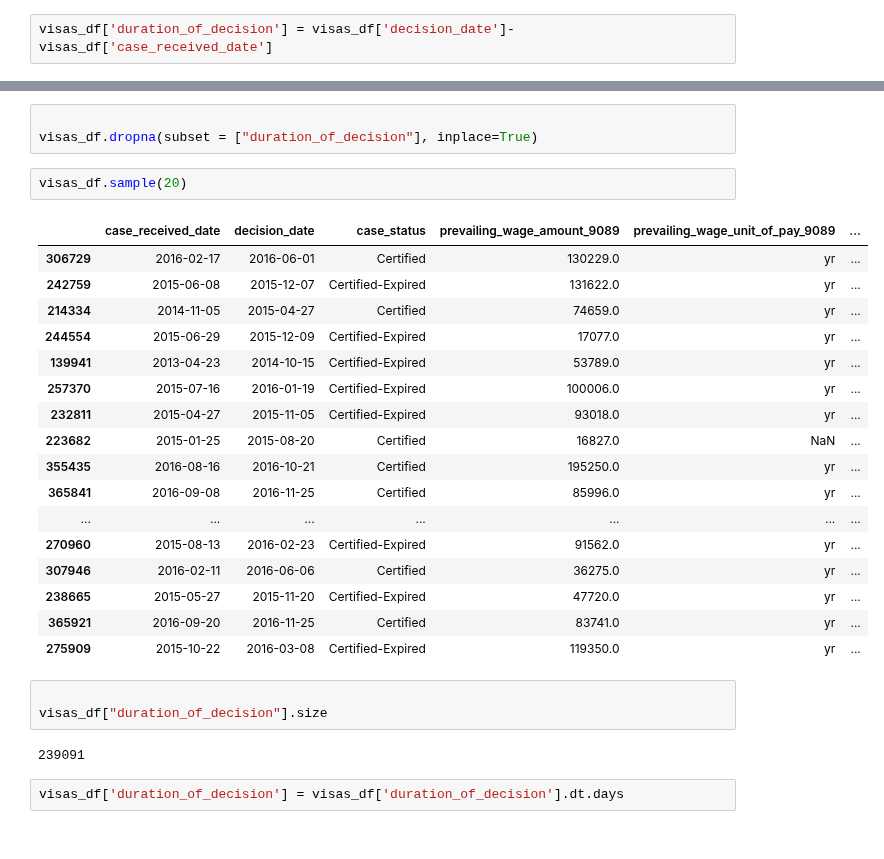
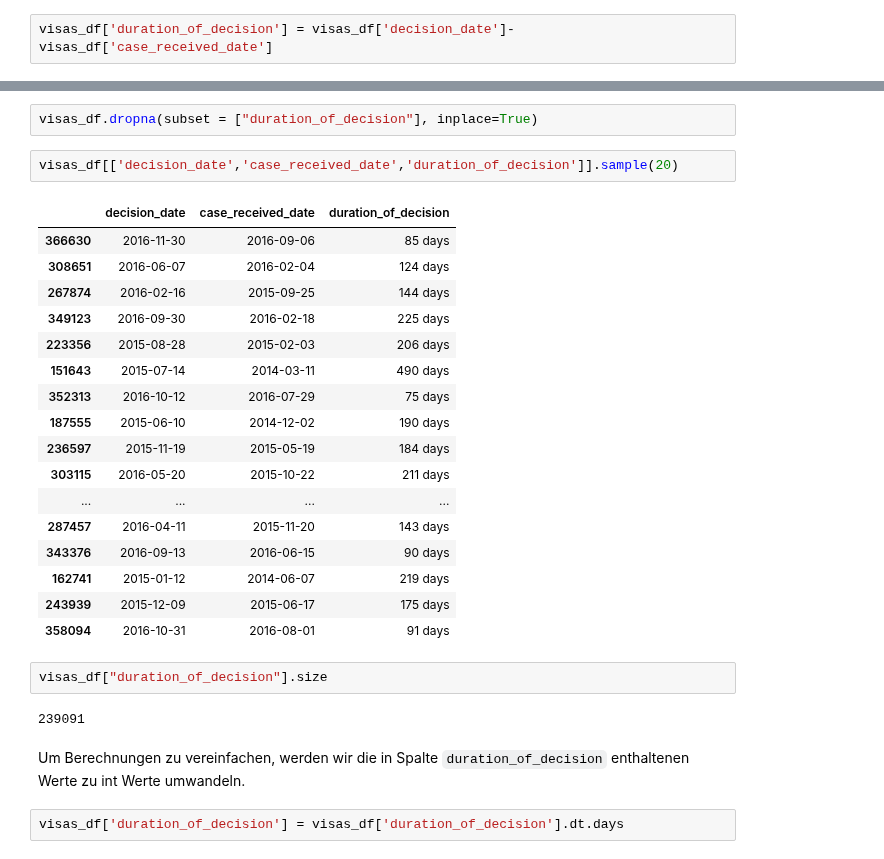
Before and after one commit to andy8001/python_visa, a Jupyter notebook: analysis/durationOfDecisionMaking.ipynb, the cells around one changed output, grey strips where cells are left out. Saved outputs shown, nothing was run; the diff lists cells and outputs as text.

```diff
--- a/analysis/durationOfDecisionMaking.ipynb
+++ b/analysis/durationOfDecisionMaking.ipynb
@@ -196,30 +241,30 @@ Delete all rows without a case_received_date.
 # %%
-
 visas_df.dropna(subset = ["duration_of_decision"], inplace=True)
 # %%
-visas_df.sample(20)
+visas_df[['decision_date','case_received_date','duration_of_decision']].sample(20)
 # %% [output]
-|  | case_received_date | decision_date | case_status | prevailing_wage_amount_9089 | prevailing_wage_unit_of_pay_9089 | ... |
-| 306729 | 2016-02-17 | 2016-06-01 | Certified | 130229.0 | yr | ... |
-| 242759 | 2015-06-08 | 2015-12-07 | Certified-Expired | 131622.0 | yr | ... |
-| 214334 | 2014-11-05 | 2015-04-27 | Certified | 74659.0 | yr | ... |
-| 244554 | 2015-06-29 | 2015-12-09 | Certified-Expired | 17077.0 | yr | ... |
-| 139941 | 2013-04-23 | 2014-10-15 | Certified-Expired | 53789.0 | yr | ... |
-| 257370 | 2015-07-16 | 2016-01-19 | Certified-Expired | 100006.0 | yr | ... |
-| 232811 | 2015-04-27 | 2015-11-05 | Certified-Expired | 93018.0 | yr | ... |
-| 223682 | 2015-01-25 | 2015-08-20 | Certified | 16827.0 | NaN | ... |
-| 355435 | 2016-08-16 | 2016-10-21 | Certified | 195250.0 | yr | ... |
-| 365841 | 2016-09-08 | 2016-11-25 | Certified | 85996.0 | yr | ... |
-| ... | ... | ... | ... | ... | ... | ... |
-| 270960 | 2015-08-13 | 2016-02-23 | Certified-Expired | 91562.0 | yr | ... |
-| 307946 | 2016-02-11 | 2016-06-06 | Certified | 36275.0 | yr | ... |
-| 238665 | 2015-05-27 | 2015-11-20 | Certified-Expired | 47720.0 | yr | ... |
-| 365921 | 2016-09-20 | 2016-11-25 | Certified | 83741.0 | yr | ... |
-| 275909 | 2015-10-22 | 2016-03-08 | Certified-Expired | 119350.0 | yr | ... |
+|  | decision_date | case_received_date | duration_of_decision |
+| 366630 | 2016-11-30 | 2016-09-06 | 85 days |
+| 308651 | 2016-06-07 | 2016-02-04 | 124 days |
+| 267874 | 2016-02-16 | 2015-09-25 | 144 days |
+| 349123 | 2016-09-30 | 2016-02-18 | 225 days |
+| 223356 | 2015-08-28 | 2015-02-03 | 206 days |
+| 151643 | 2015-07-14 | 2014-03-11 | 490 days |
+| 352313 | 2016-10-12 | 2016-07-29 | 75 days |
+| 187555 | 2015-06-10 | 2014-12-02 | 190 days |
+| 236597 | 2015-11-19 | 2015-05-19 | 184 days |
+| 303115 | 2016-05-20 | 2015-10-22 | 211 days |
+| ... | ... | ... | ... |
+| 287457 | 2016-04-11 | 2015-11-20 | 143 days |
+| 343376 | 2016-09-13 | 2016-06-15 | 90 days |
+| 162741 | 2015-01-12 | 2014-06-07 | 219 days |
+| 243939 | 2015-12-09 | 2015-06-17 | 175 days |
+| 358094 | 2016-10-31 | 2016-08-01 | 91 days |
 # %%
-
 visas_df["duration_of_decision"].size
 # %% [output]
 239091
+# %% [markdown]
+Um Berechnungen zu vereinfachen, werden wir die in Spalte `duration_of_decision` enthaltenen Werte zu int Werte umwandeln.
 # %%
 visas_df['duration_of_decision'] = visas_df['duration_of_decision'].dt.days
```
Also changed, not shown: parts of 90 cells of this notebook, 2 other files.
